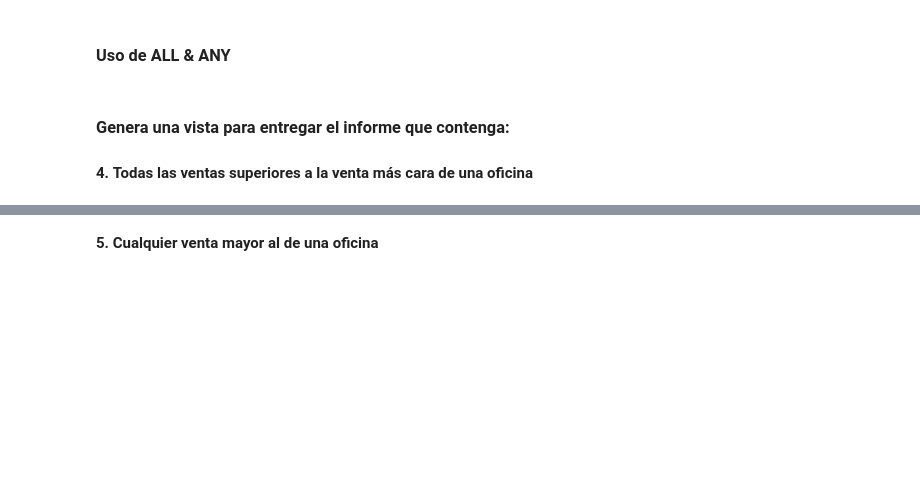
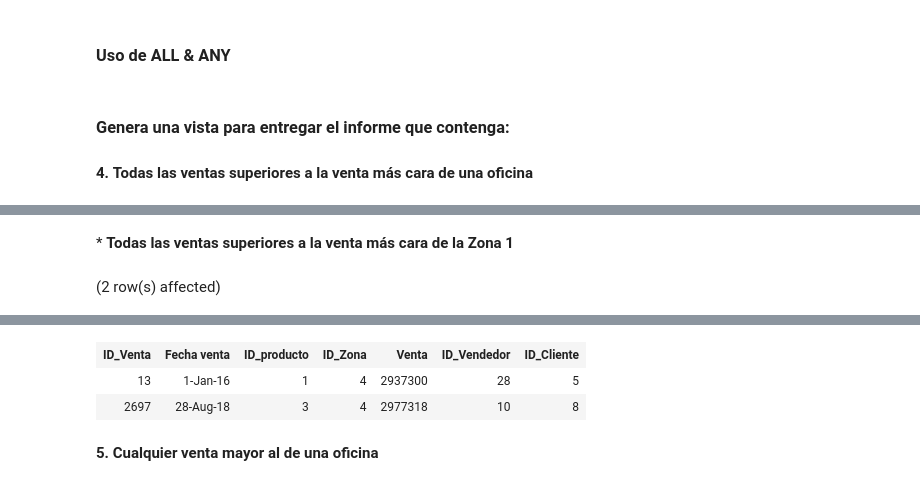
Before and after one commit to jdomdev/data-science-sql, a Jupyter notebook: notebooks/Practica_11.ipynb, the cells around one changed output, grey strips where cells are left out. Cells and saved outputs as stored; diff of their text form; code cells hidden in the pictures; blank space fills up the shorter version.

```diff
--- a/notebooks/Practica_11.ipynb
+++ b/notebooks/Practica_11.ipynb
@@ -101,0 +81,11 @@ Total execution time: 00:00:01.013
+# %% [markdown]
+\* **Todas las ventas superiores a la venta más cara de la Zona 1**
+# %%
+SELECT *
+FROM ventas
+WHERE Venta > ALL(
+    SELECT Venta
+    FROM ventas
+    WHERE ID_Zona = 1);
+# %% [output]
+(2 row(s) affected)
@@ -102,2 +93,5 @@ Total execution time: 00:00:01.013
+| ID_Venta | Fecha venta | ID_producto | ID_Zona | Venta | ID_Vendedor | ID_Cliente |
+| 13 | 1-Jan-16 | 1 | 4 | 2937300 | 28 | 5 |
+| 2697 | 28-Aug-18 | 3 | 4 | 2977318 | 10 | 8 |
 # %% [markdown]
 **5. Cualquier venta mayor al de una oficina**
```
Also changed, not shown: parts of 6 cells of this notebook.
